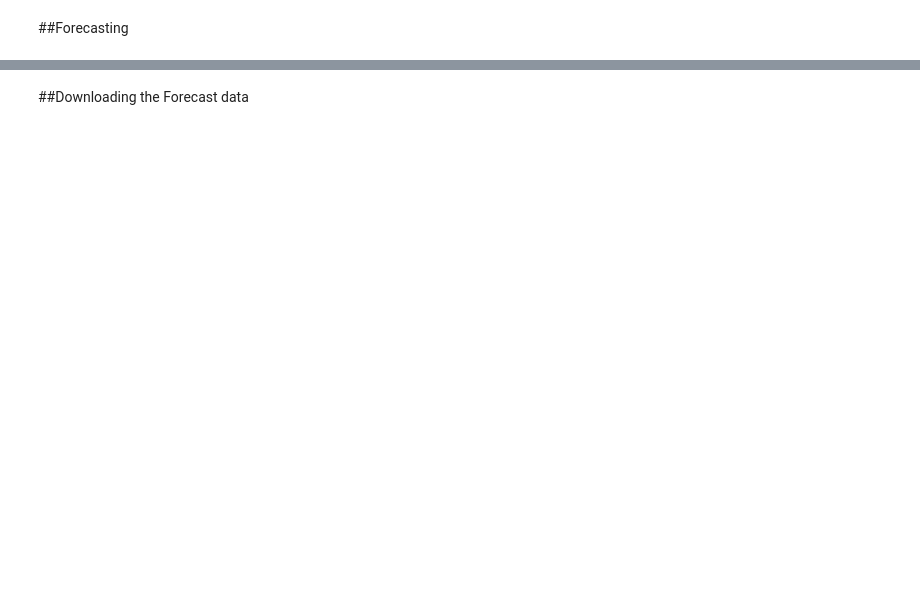
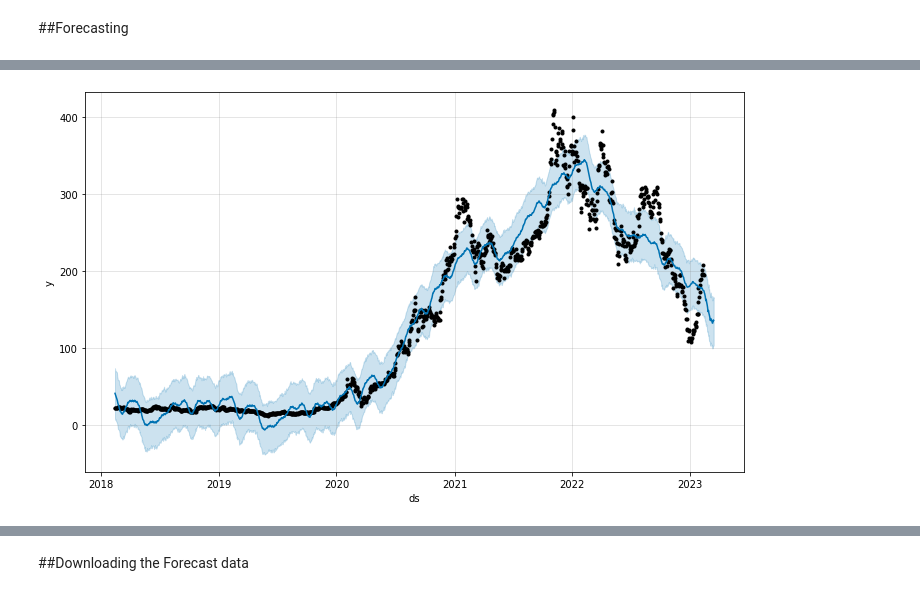
Before and after one commit to alexandrialim/stock-forecaster, a Jupyter notebook: Learner_Notebook_prophet.ipynb, the cells around one changed output, grey strips where cells are left out. Saved outputs shown, nothing was run; the diff lists cells and outputs as text; code cells hidden in the pictures; blank space fills up the shorter version.

Commit message:
forecasting the price

```diff
--- a/Learner_Notebook_prophet.ipynb
+++ b/Learner_Notebook_prophet.ipynb
@@ -103,0 +120,3 @@ px.box(df, y="Close")
+# %%
+dc_columns=["Date", "Close"]
+new_df = pd.DataFrame(df, columns=dc_columns)
@@ -103,0 +139,2 @@ px.box(df, y="Close")
+# %%
+prophet_df = new_df.rename(columns={"Date":"ds", "Close": "y"})
@@ -104,2 +157,5 @@ px.box(df, y="Close")
 # %% [markdown]
 ## Creating Facebook Prophet Model
+# %%
+m = Prophet()
+m.fit(prophet_df)
@@ -106,2 +174,5 @@ px.box(df, y="Close")
 # %% [markdown]
 ##Forecasting
+# %%
+future = m.make_future_dataframe(periods=30)
+forecast = m.predict(future)
@@ -107,0 +199,4 @@ px.box(df, y="Close")
+# %%
+figure = m.plot(forecast, xlabel="ds", ylabel="y")
+# %% [output]
+[figure, added]
```
Also changed, not shown: parts of 8 cells of this notebook.
